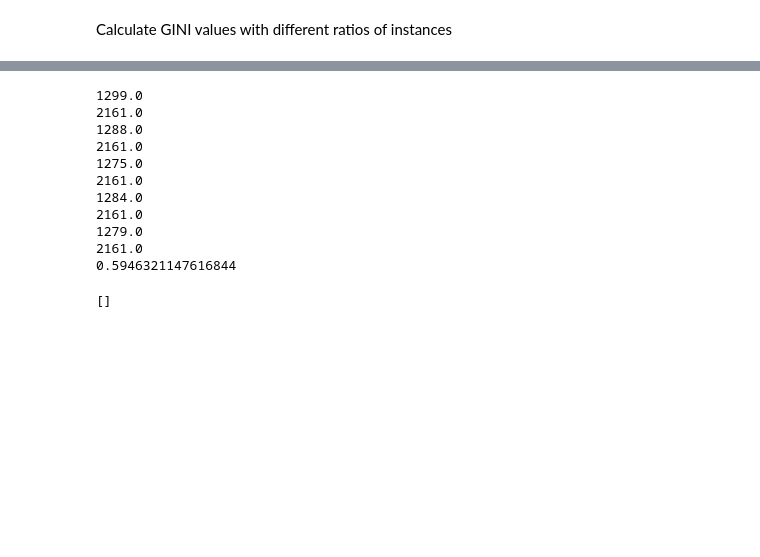
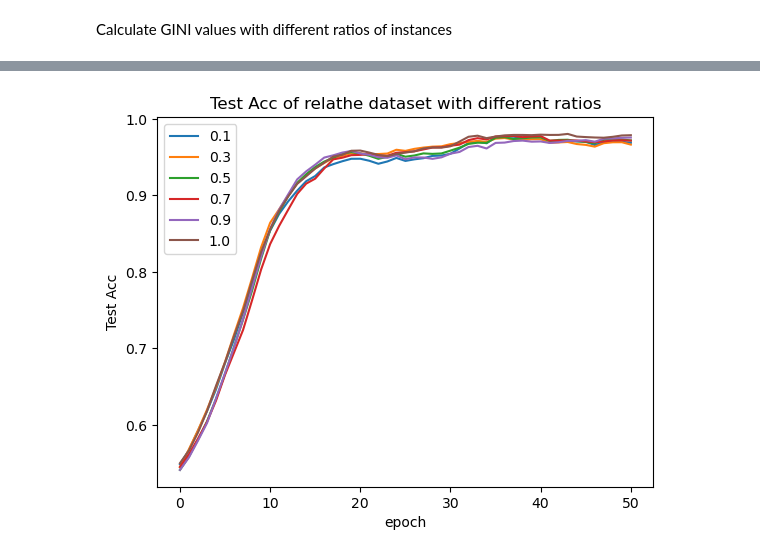
Before and after one commit to Hjh233/DualSTG, a Jupyter notebook: gini.ipynb, the cells around one changed output, grey strips where cells are left out. Drawn from its saved outputs; the diff is of its cells as text; code cells hidden in the pictures; blank space fills up the shorter version.

```diff
--- a/gini.ipynb
+++ b/gini.ipynb
@@ -50,35 +2,0 @@ Server : Feature Index 3890-4321
-# %%
-original_gini_labels = dataset.gini_filter(gini_portion=0.5,
-                                           not_init_features=[],
-                                           sample_proportion=0.0,
-                                           random_seed=0)
-similarity = np.zeros(5)
-
-for random_seed in range(5):
-    gini_labels = dataset.gini_filter(
-                          gini_portion=0.5,
-                          not_init_features=[],
-                          sample_proportion=0.9,
-                          random_seed=random_seed
-                          )
-    print(np.sum(np.multiply(gini_labels, original_gini_labels)))
-    print(np.sum(np.multiply(original_gini_labels, original_gini_labels)))
-    similarity[random_seed] = np.sum(np.multiply(gini_labels, original_gini_labels)) / np.sum(np.multiply(original_gini_labels, original_gini_labels))
-
-print(np.average(similarity))
-# %% [output]
-1299.0
-2161.0
-1288.0
-2161.0
-1275.0
-2161.0
-1284.0
-2161.0
-1279.0
-2161.0
-0.5946321147616844
-# %%
-print(np.random.choice(10, 0, replace=False))
-# %% [output]
-[]
@@ -84,0 +26,41 @@ print(np.random.choice(10, 0, replace=False))
+# %%
+_, test_acc_10 = get_test_acc(dataset=dataset, proportion=0.9)
+_, test_acc_30 = get_test_acc(dataset=dataset, proportion=0.7)
+_, test_acc_50 = get_test_acc(dataset=dataset, proportion=0.5)
+_, test_acc_70 = get_test_acc(dataset=dataset, proportion=0.3)
+_, test_acc_90 = get_test_acc(dataset=dataset, proportion=0.1)
+_, test_acc_100 = get_test_acc(dataset=dataset, proportion='all')
+# %%
+import numpy as np
+from matplotlib import pyplot as plt
+
+total_epoch = 60
+end = total_epoch - 10 + 1
+
+def moving_average(x):
+    w = 10
+    x = np.array(x).flatten()
+    return np.convolve(x, np.ones(w), 'valid') / w
+
+
+def plot_moving_acc(test_acc_10, test_acc_30, test_acc_50, test_acc_70, test_acc_90, test_acc_100):
+    x = np.arange(total_epoch)
+    plt.figure(1)
+    plt.plot(x[:end], moving_average(test_acc_10), label='0.1')
+    plt.plot(x[:end], moving_average(test_acc_30), label='0.3')
+    plt.plot(x[:end], moving_average(test_acc_50), label='0.5')
+    plt.plot(x[:end], moving_average(test_acc_70), label='0.7')
+    plt.plot(x[:end], moving_average(test_acc_90), label='0.9')
+    plt.plot(x[:end], moving_average(test_acc_100), label='1.0')
+
+    plt.xlabel('epoch')
+    plt.ylabel('Test Acc')
+    plt.title('Test Acc of {} dataset with different ratios'.format(dataset))
+    plt.legend()
+    plt.show()
+
+    plt.close()
+# %%
+plot_moving_acc(test_acc_10, test_acc_30, test_acc_50, test_acc_70, test_acc_90, test_acc_100)
+# %% [output]
+[figure, added]
```
Also changed, not shown: parts of 4 cells of this notebook, 8 other files.
